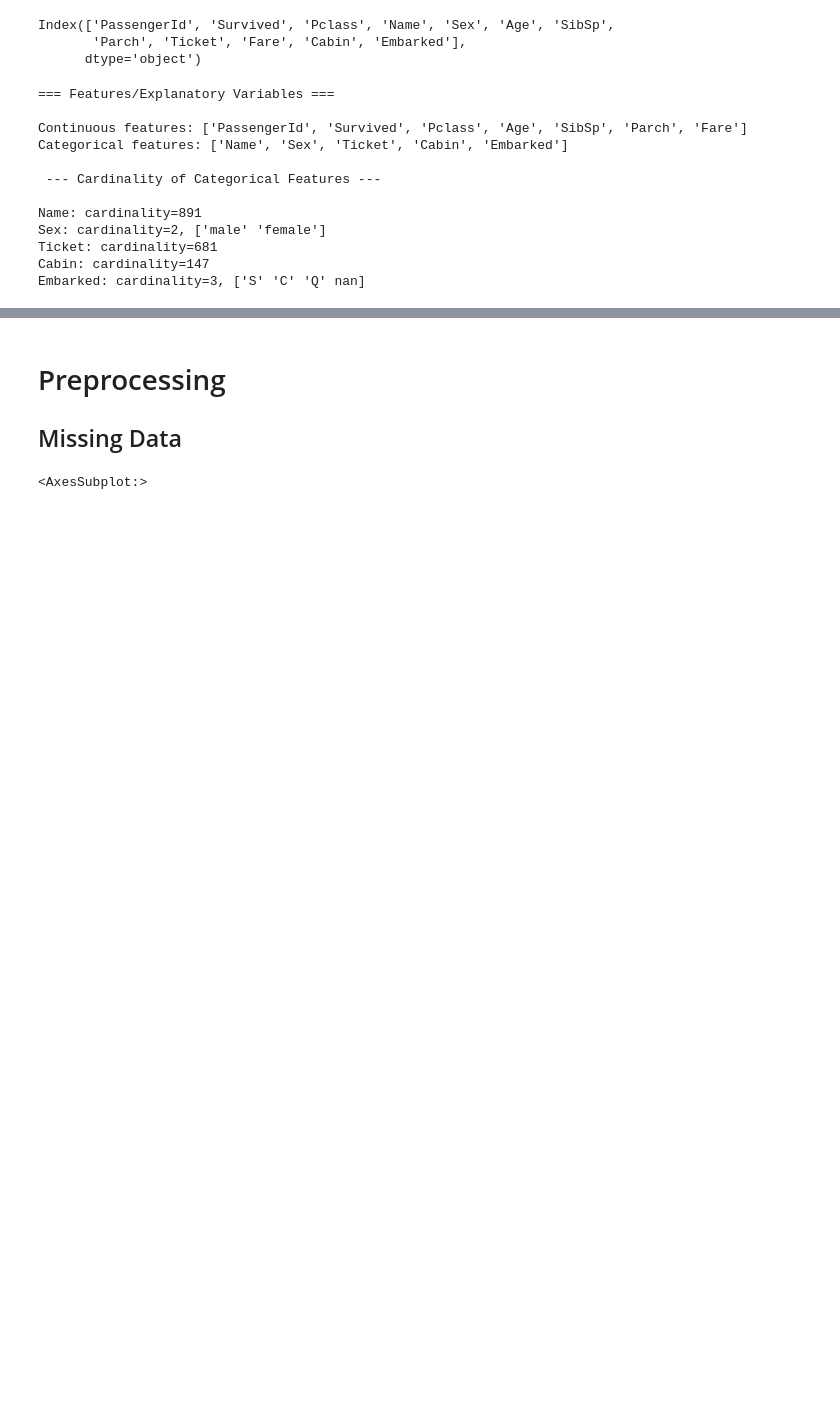
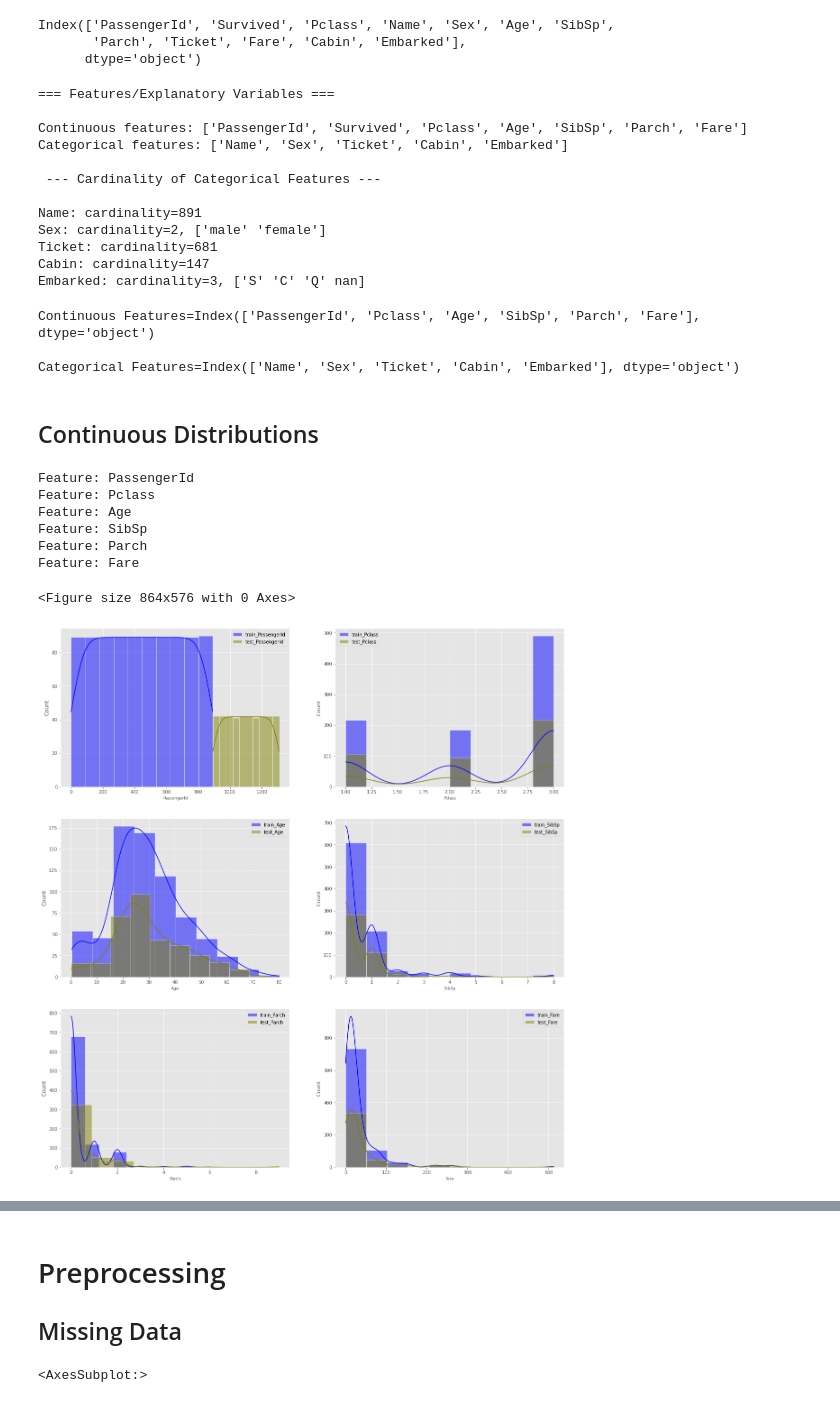
Before and after one commit to melling/ml-kaggle-titanic, a Jupyter notebook: titanic-eda01-biased-outliers.ipynb, the cells around one changed output, grey strips where cells are left out. Drawn from its saved outputs; the diff is of its cells as text; code cells hidden in the pictures; blank space fills up the shorter version.

```diff
--- a/titanic-eda01-biased-outliers.ipynb
+++ b/titanic-eda01-biased-outliers.ipynb
@@ -267,3 +276,38 @@ Sex: cardinality=2, ['male' 'female']
 Ticket: cardinality=681
 Cabin: cardinality=147
 Embarked: cardinality=3, ['S' 'C' 'Q' nan]
+# %%
+continuous_features, categorical_features = feature_distribution_types(test)
+# type(continuous_features.values())
+# continuous_features.remove("Survived")
+# %% [output]
+Continuous Features=Index(['PassengerId', 'Pclass', 'Age', 'SibSp', 'Parch', 'Fare'], dtype='object')
+
+Categorical Features=Index(['Name', 'Sex', 'Ticket', 'Cabin', 'Embarked'], dtype='object')
+# %% [markdown]
+## Continuous Distributions
+# %%
+plt.figure()
+fig, ax = plt.subplots(2, 2, figsize=(20, 22))
+
+for i, feature in enumerate(continuous_features):
+    print(f"Feature: {feature}")
+    plt.subplot(3, 2, i + 1)
+    sns.histplot(
+        train[feature], color="blue", kde=True, bins=10, label="train_" + feature
+    )
+    sns.histplot(
+        test[feature], color="olive", kde=True, bins=10, label="test_" + feature
+    )
+    plt.xlabel(feature, fontsize=9)
+    plt.legend()
+plt.show()
+# %% [output]
+Feature: PassengerId
+Feature: Pclass
+Feature: Age
+Feature: SibSp
+Feature: Parch
+Feature: Fare
+<Figure size 864x576 with 0 Axes>
+[figure, added]
```
Also changed, not shown: parts of 7 cells of this notebook.
